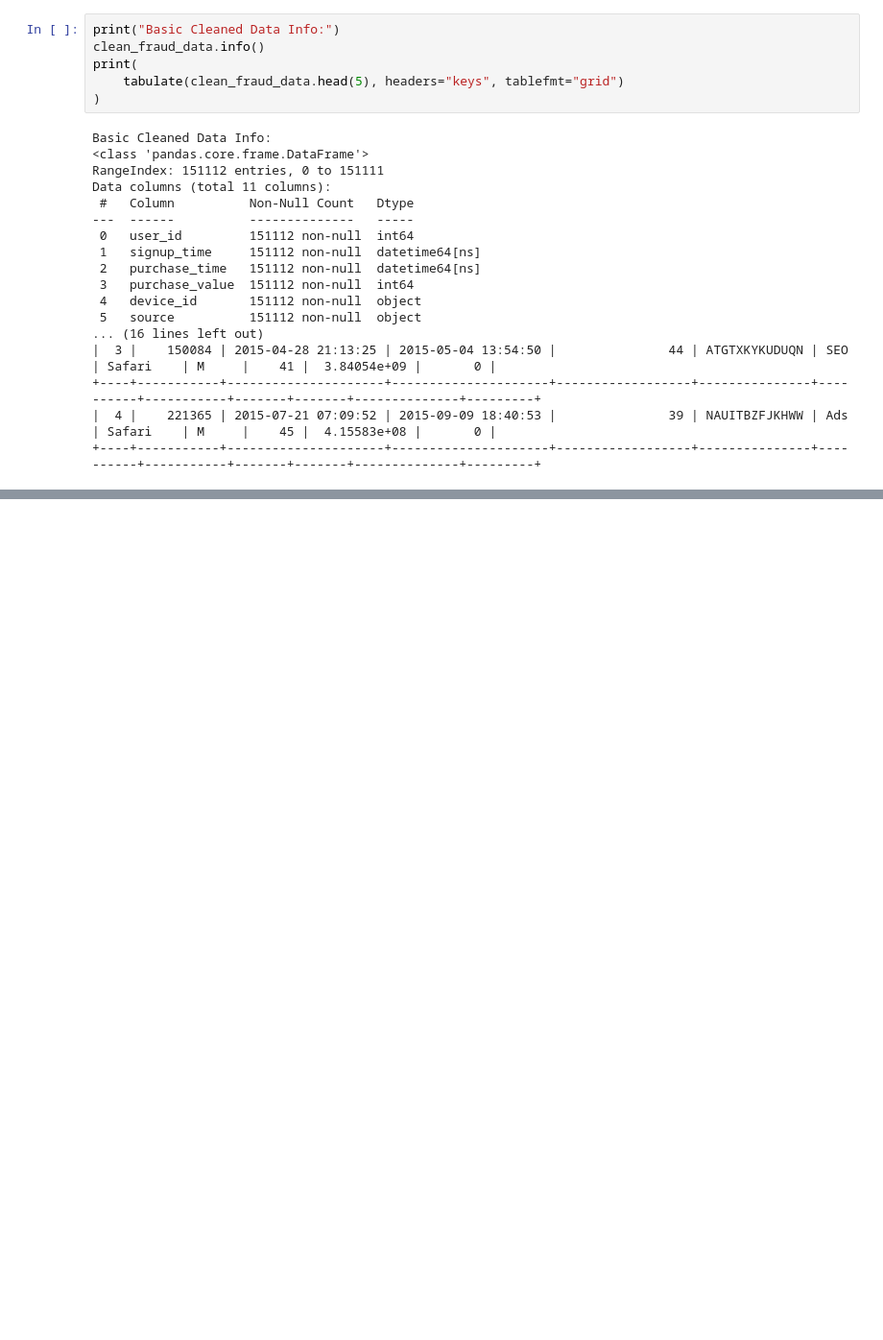
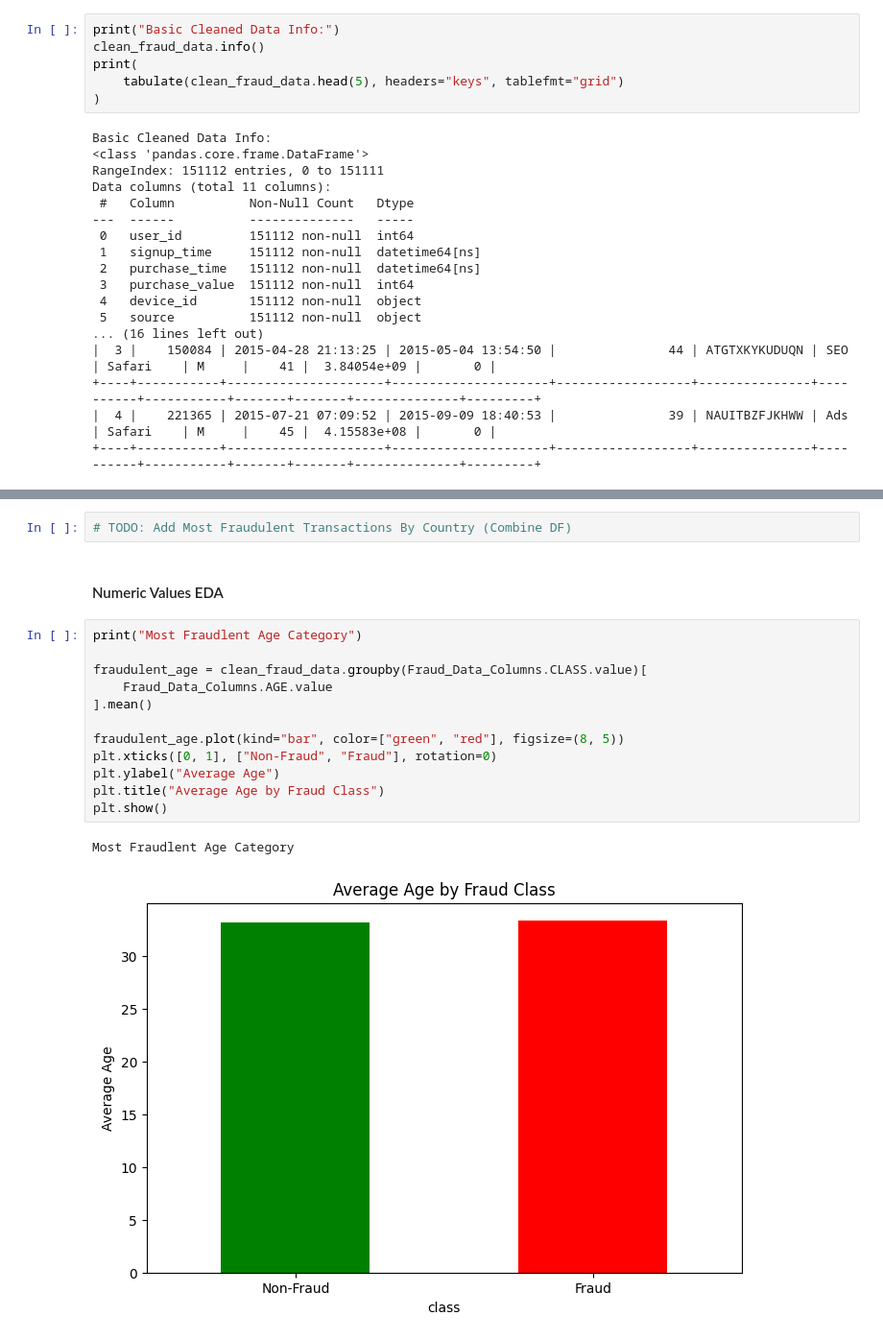
Before and after one commit to Elshaday97/fraud-detection-week-5-and-6, a Jupyter notebook: notebooks/eda-fraud-data.ipynb, the cells around one changed output, grey strips where cells are left out. Shown: that part at 96% size. Saved outputs shown, nothing was run; the diff lists cells and outputs as text; blank space fills up the shorter version.

```diff
--- a/notebooks/eda-fraud-data.ipynb
+++ b/notebooks/eda-fraud-data.ipynb
@@ -104,0 +154,19 @@ Data columns (total 11 columns):
+# %%
+# TODO: Add Most Fraudulent Transactions By Country (Combine DF)
+# %% [markdown]
+#### Numeric Values EDA
+# %%
+print("Most Fraudlent Age Category")
+
+fraudulent_age = clean_fraud_data.groupby(Fraud_Data_Columns.CLASS.value)[
+    Fraud_Data_Columns.AGE.value
+].mean()
+
+fraudulent_age.plot(kind="bar", color=["green", "red"], figsize=(8, 5))
+plt.xticks([0, 1], ["Non-Fraud", "Fraud"], rotation=0)
+plt.ylabel("Average Age")
+plt.title("Average Age by Fraud Class")
+plt.show()
+# %% [output]
+Most Fraudlent Age Category
+[figure, added]
```
Also changed, not shown: parts of 8 cells of this notebook.
